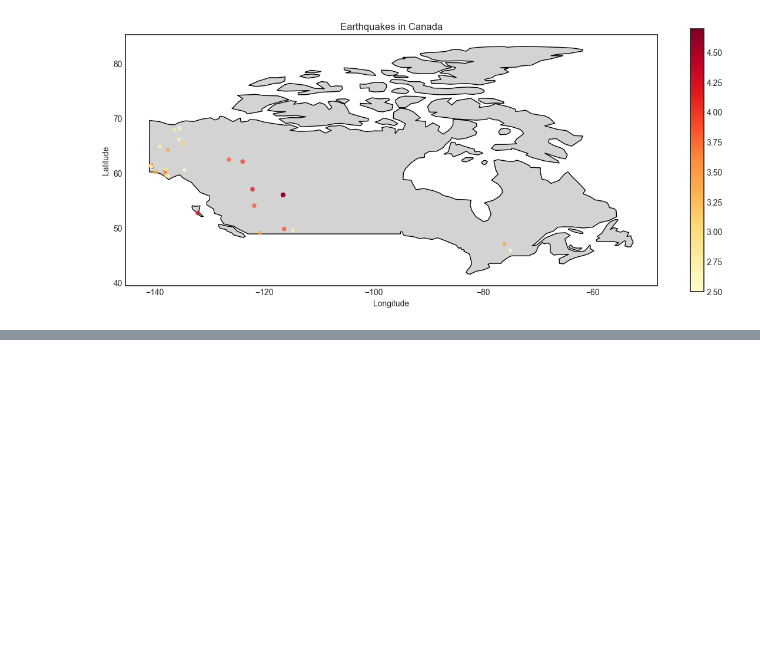
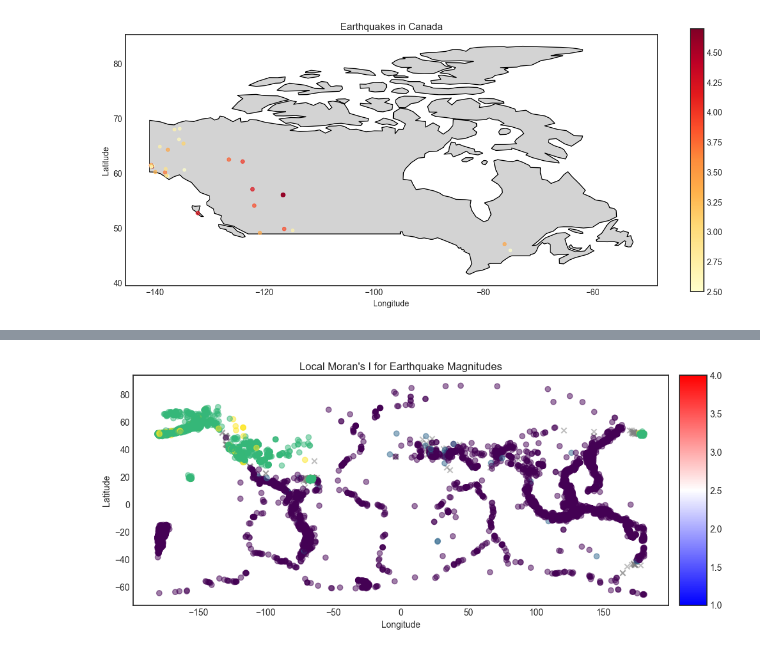
Before and after one commit to parthshah231/earthquake_analysis, a Jupyter notebook: eda.ipynb, the cells around one changed output, grey strips where cells are left out. Drawn from its saved outputs; the diff is of its cells as text; code cells hidden in the pictures; blank space fills up the shorter version.

```diff
--- a/eda.ipynb
+++ b/eda.ipynb
@@ -374,0 +506,40 @@ plt.show()
+# %%
+import contextily as ctx
+import matplotlib.colors as mcolors
+from mpl_toolkits.axes_grid1 import make_axes_locatable
+
+# Set a significance level
+significance_level = 0.05
+
+# Create a new column in your GeoDataFrame for significant local Moran's I values
+gdf['significant_lisa'] = np.where(lisa.p_sim < significance_level, lisa.q, np.nan)
+
+# Create a plot figure
+fig, ax = plt.subplots(figsize=(10, 10))
+
+# Plot the locations with no significant local autocorrelation in a neutral color
+gdf[gdf['significant_lisa'].isna()].plot(ax=ax, color='grey', marker='x',alpha=0.5)
+
+# Plot the locations with significant local autocorrelation, colored by the type of autocorrelation
+plot = gdf[gdf['significant_lisa'].notna()].plot(ax=ax, column='significant_lisa', legend=False, cmap=cmap, alpha=0.5)
+
+# create a divider for the existing axes instance
+divider = make_axes_locatable(ax)
+cax = divider.append_axes("right", size="5%", pad=0.1)
+
+# Create a color map
+cmap = mcolors.LinearSegmentedColormap.from_list("", ["blue","white","red"])
+sm = plt.cm.ScalarMappable(cmap=cmap, norm=plt.Normalize(vmin=1, vmax=4))
+sm.set_array([])
+
+# Create a colorbar
+fig.colorbar(sm, cax=cax, orientation="vertical")
+
+ax.set_xlabel('Longitude')
+ax.set_ylabel('Latitude')
+ax.set_title('Local Moran\'s I for Earthquake Magnitudes')
+
+plt.tight_layout()
+plt.show()
+# %% [output]
+[figure, added]
```
Also changed, not shown: parts of 12 cells of this notebook, 1 other file.
